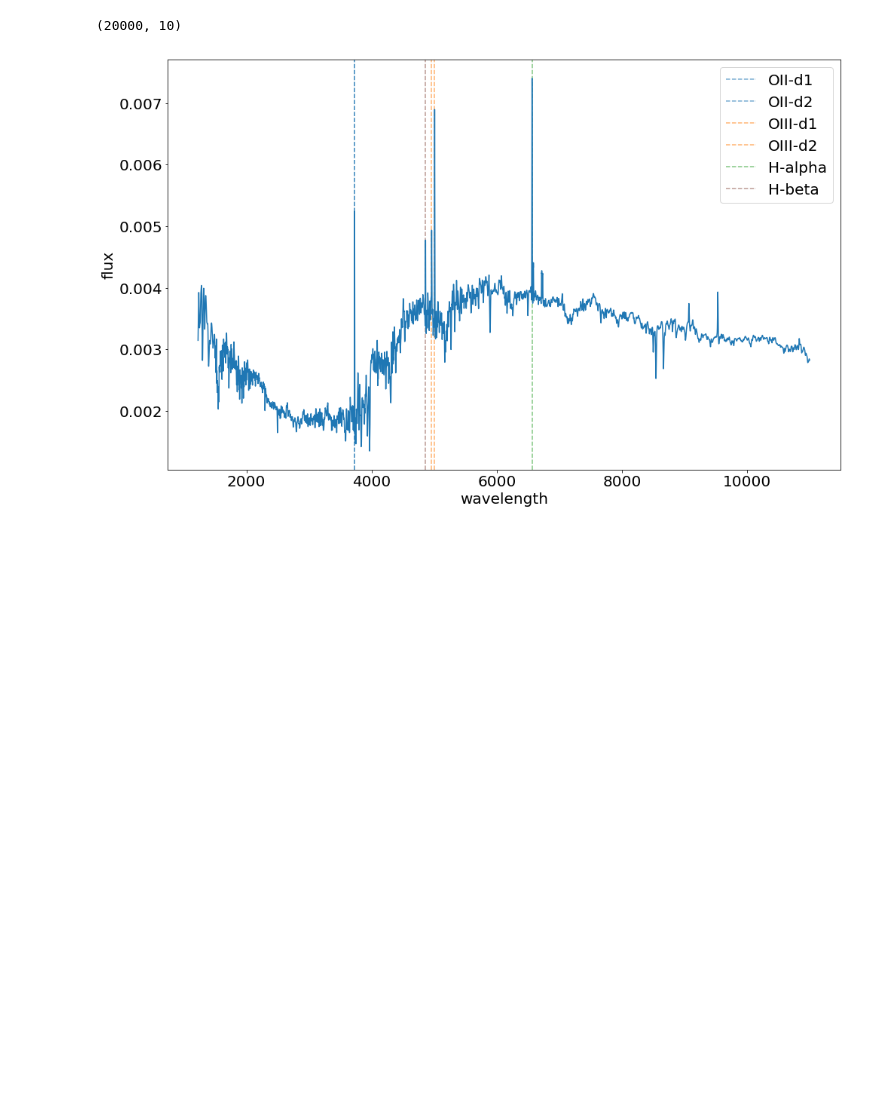
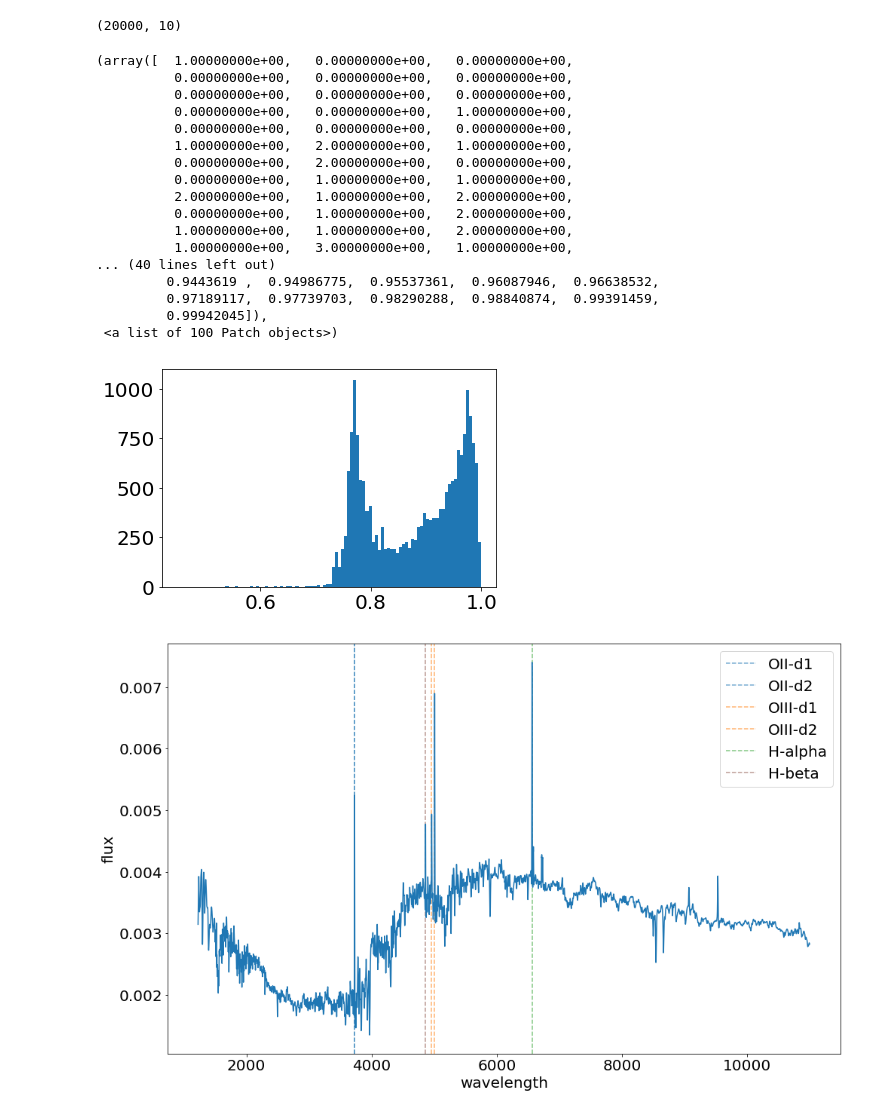
Before and after one commit to Yucheng-Zhang/desi_nbs, a Jupyter notebook: pokemon/rr_templates.ipynb, the cells around one changed output. Drawn from its saved outputs; the diff is of its cells as text; code cells hidden in the pictures; blank space fills up the shorter version.

```diff
--- a/pokemon/rr_templates.ipynb
+++ b/pokemon/rr_templates.ipynb
@@ -107,6 +125,28 @@ ac = fx['ARCHETYPE_COEFF'].data
 ac.shape
 # %% [output]
 (20000, 10)
+# %%
+# distribution
+plt.hist(ac[:, 0], bins=100)
+# %% [output]
+(array([  1.00000000e+00,   0.00000000e+00,   0.00000000e+00,
+          0.00000000e+00,   0.00000000e+00,   0.00000000e+00,
+          0.00000000e+00,   0.00000000e+00,   0.00000000e+00,
+          0.00000000e+00,   0.00000000e+00,   1.00000000e+00,
+          0.00000000e+00,   0.00000000e+00,   0.00000000e+00,
+          1.00000000e+00,   2.00000000e+00,   1.00000000e+00,
+          0.00000000e+00,   2.00000000e+00,   0.00000000e+00,
+          0.00000000e+00,   1.00000000e+00,   1.00000000e+00,
+          2.00000000e+00,   1.00000000e+00,   2.00000000e+00,
+          0.00000000e+00,   1.00000000e+00,   2.00000000e+00,
+          1.00000000e+00,   1.00000000e+00,   2.00000000e+00,
+          1.00000000e+00,   3.00000000e+00,   1.00000000e+00,
+... (40 lines left out)
+         0.9443619 ,  0.94986775,  0.95537361,  0.96087946,  0.96638532,
+         0.97189117,  0.97739703,  0.98290288,  0.98840874,  0.99391459,
+         0.99942045]),
+ <a list of 100 Patch objects>)
+[figure, added]
 # %%
 # plot an archetype
 ii = 0
```
Also changed, not shown: parts of 2 cells of this notebook, 5 other files.
